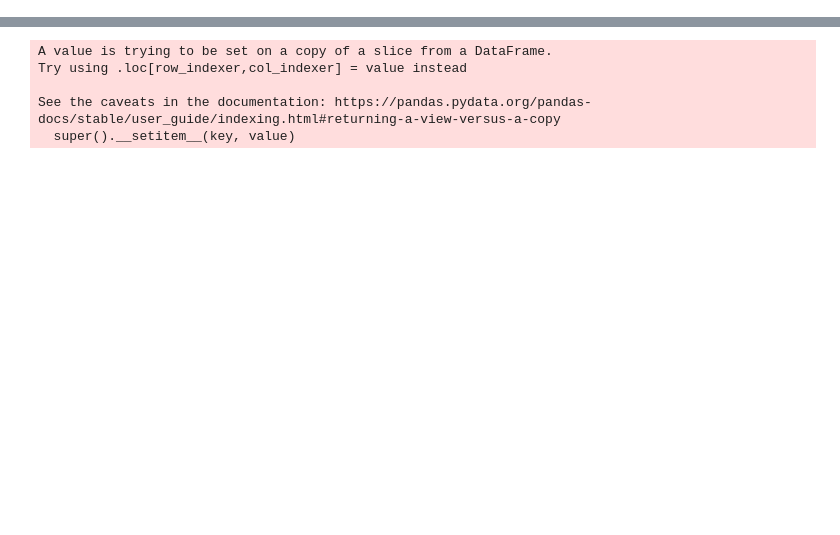
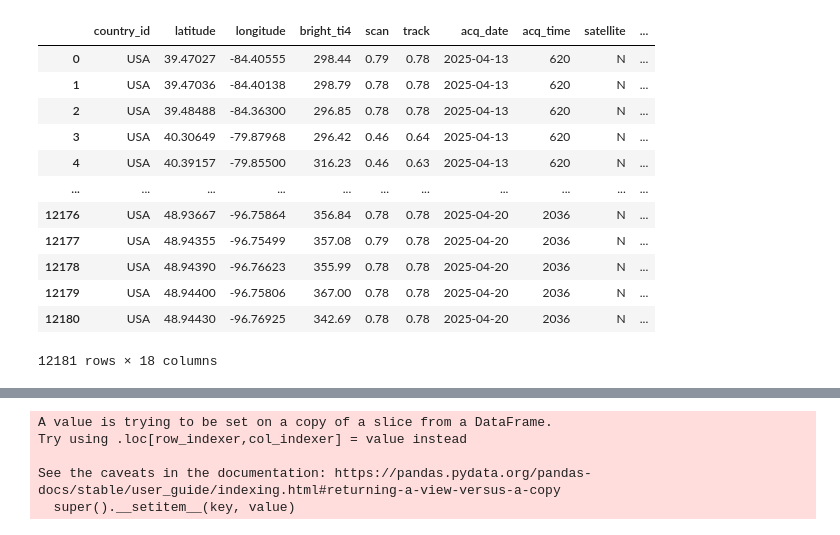
Before and after one commit to javimagaluna/propagacion-incendios, a Jupyter notebook: notebooks/puntos_de_calor.ipynb, the cells around one changed output, grey strips where cells are left out. Drawn from its saved outputs; the diff is of its cells as text; code cells hidden in the pictures; blank space fills up the shorter version.

```diff
--- a/notebooks/puntos_de_calor.ipynb
+++ b/notebooks/puntos_de_calor.ipynb
@@ -71,3 +73,19 @@ modis = cambiar_fecha(gpd.read_file(path_Modis))
 
 
 todos =  pd.concat([SUOMI, j1, j2, modis]).reset_index(drop = True)
+# %%
+SUOMI
+# %% [output]
+|  | country_id | latitude | longitude | bright_ti4 | scan | track | acq_date | acq_time | satellite | ... |
+| 0 | USA | 39.47027 | -84.40555 | 298.44 | 0.79 | 0.78 | 2025-04-13 | 620 | N | ... |
+| 1 | USA | 39.47036 | -84.40138 | 298.79 | 0.78 | 0.78 | 2025-04-13 | 620 | N | ... |
+| 2 | USA | 39.48488 | -84.36300 | 296.85 | 0.78 | 0.78 | 2025-04-13 | 620 | N | ... |
+| 3 | USA | 40.30649 | -79.87968 | 296.42 | 0.46 | 0.64 | 2025-04-13 | 620 | N | ... |
+| 4 | USA | 40.39157 | -79.85500 | 316.23 | 0.46 | 0.63 | 2025-04-13 | 620 | N | ... |
+| ... | ... | ... | ... | ... | ... | ... | ... | ... | ... | ... |
+| 12176 | USA | 48.93667 | -96.75864 | 356.84 | 0.78 | 0.78 | 2025-04-20 | 2036 | N | ... |
+| 12177 | USA | 48.94355 | -96.75499 | 357.08 | 0.79 | 0.78 | 2025-04-20 | 2036 | N | ... |
+| 12178 | USA | 48.94390 | -96.76623 | 355.99 | 0.78 | 0.78 | 2025-04-20 | 2036 | N | ... |
+| 12179 | USA | 48.94400 | -96.75806 | 367.00 | 0.78 | 0.78 | 2025-04-20 | 2036 | N | ... |
+| 12180 | USA | 48.94430 | -96.76925 | 342.69 | 0.78 | 0.78 | 2025-04-20 | 2036 | N | ... |
+12181 rows × 18 columns
```
Also changed, not shown: parts of 3 cells of this notebook, 2 other files.
